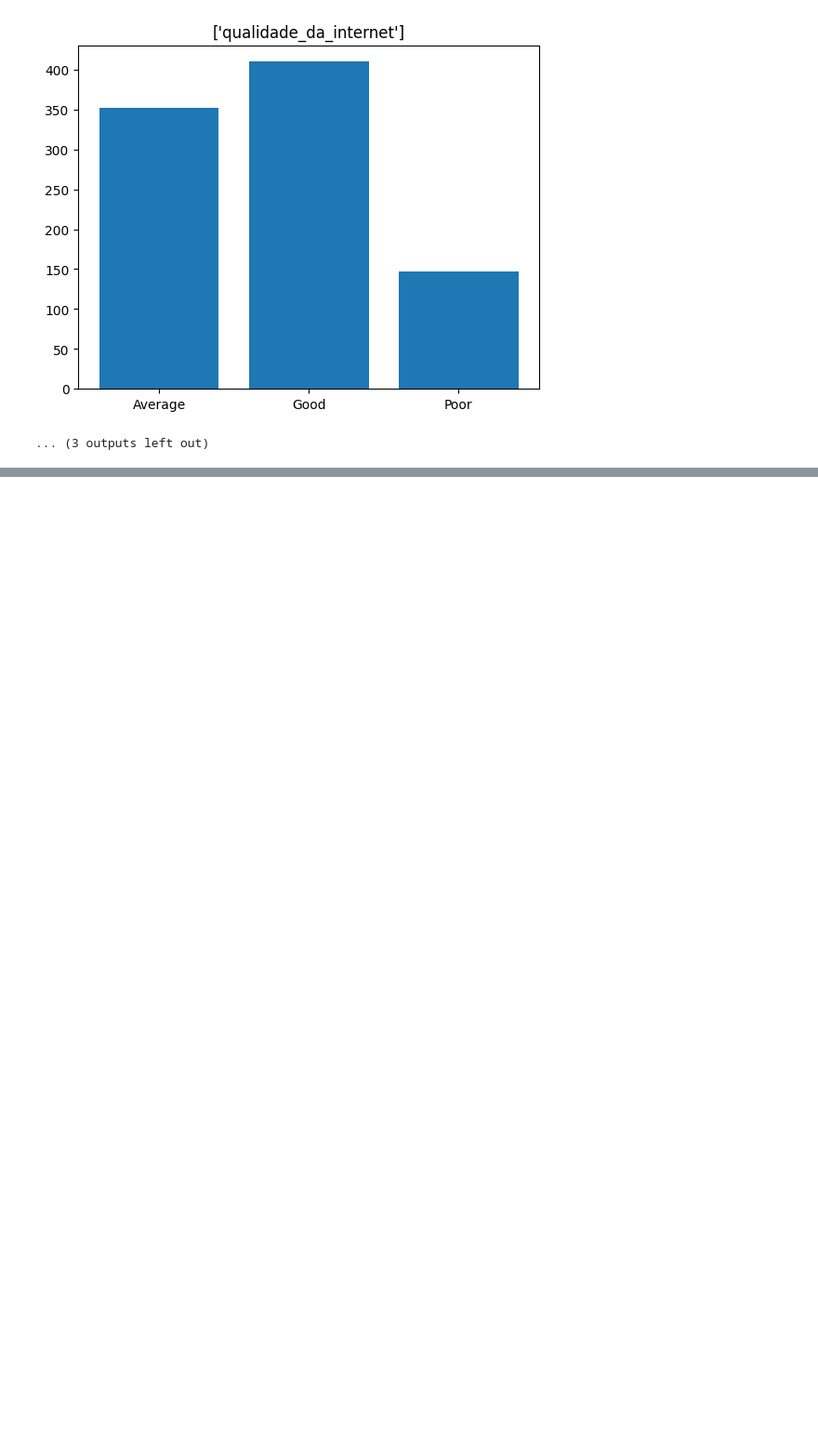
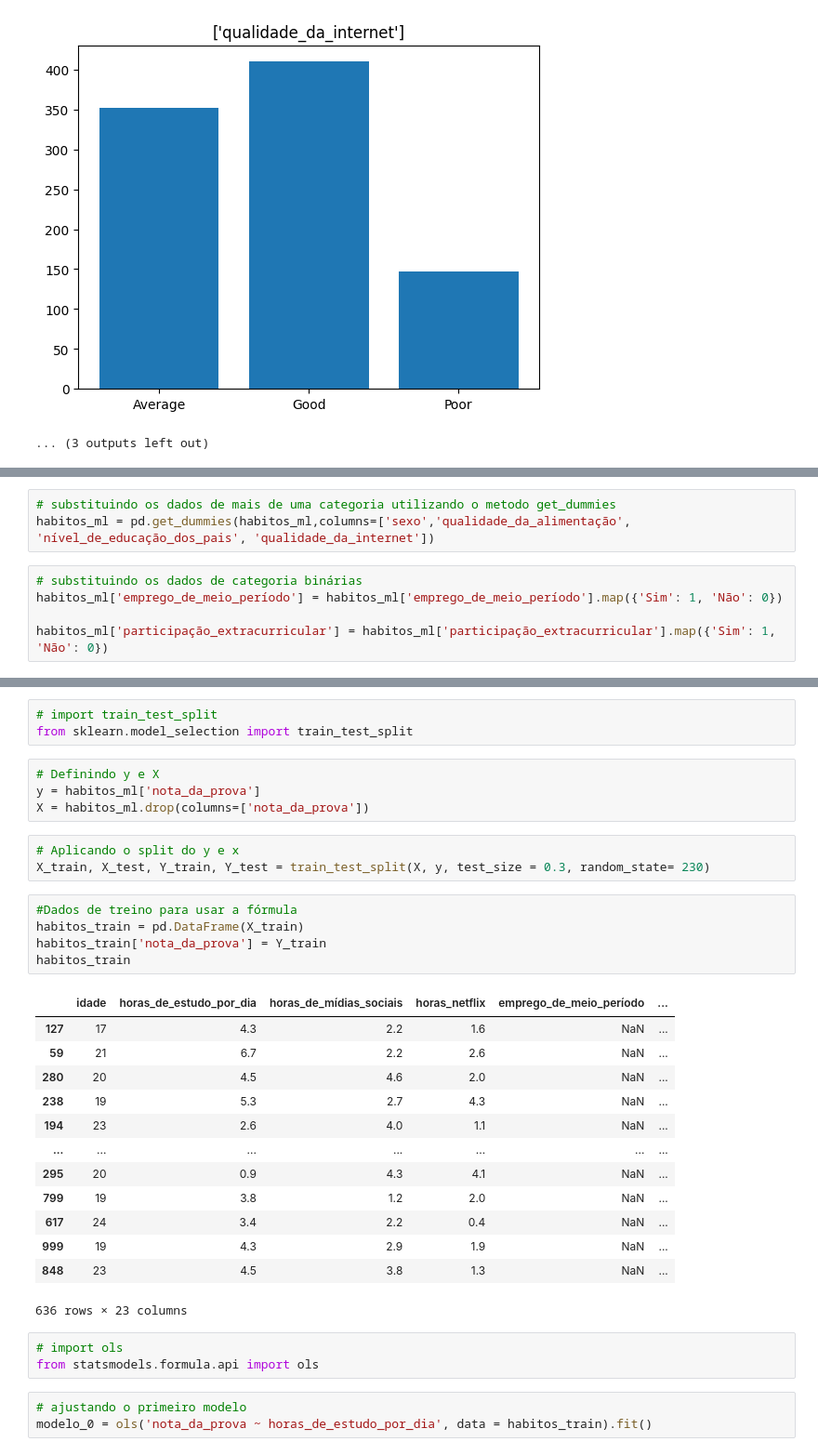
Before and after one commit to drsantos0/habitos_escolares, a Jupyter notebook: Hábitos_dos_alunos_vs_desempenho_acadêmico.ipynb, the cells around one changed output, grey strips where cells are left out. Shown at 93% size. Cells and saved outputs as stored; diff of their text form; blank space fills up the shorter version.

```diff
--- a/Hábitos_dos_alunos_vs_desempenho_acadêmico.ipynb
+++ b/Hábitos_dos_alunos_vs_desempenho_acadêmico.ipynb
@@ -80,0 +86,8 @@ for i in habitos_plt['Habitos']:
+# %%
+# substituindo os dados de mais de uma categoria utilizando o metodo get_dummies
+habitos_ml = pd.get_dummies(habitos_ml,columns=['sexo','qualidade_da_alimentação', 'nível_de_educação_dos_pais', 'qualidade_da_internet'])
+# %%
+# substituindo os dados de categoria binárias
+habitos_ml['emprego_de_meio_período'] = habitos_ml['emprego_de_meio_período'].map({'Sim': 1, 'Não': 0})
+
+habitos_ml['participação_extracurricular'] = habitos_ml['participação_extracurricular'].map({'Sim': 1, 'Não': 0})
@@ -80,0 +151,35 @@ for i in habitos_plt['Habitos']:
+# %%
+# import train_test_split
+from sklearn.model_selection import train_test_split
+# %%
+# Definindo y e X
+y = habitos_ml['nota_da_prova']
+X = habitos_ml.drop(columns=['nota_da_prova'])
+# %%
+# Aplicando o split do y e x
+X_train, X_test, Y_train, Y_test = train_test_split(X, y, test_size = 0.3, random_state= 230)
+# %%
+#Dados de treino para usar a fórmula
+habitos_train = pd.DataFrame(X_train)
+habitos_train['nota_da_prova'] = Y_train
+habitos_train
+# %% [output]
+|  | idade | horas_de_estudo_por_dia | horas_de_mídias_sociais | horas_netflix | emprego_de_meio_período | ... |
+| 127 | 17 | 4.3 | 2.2 | 1.6 | NaN | ... |
+| 59 | 21 | 6.7 | 2.2 | 2.6 | NaN | ... |
+| 280 | 20 | 4.5 | 4.6 | 2.0 | NaN | ... |
+| 238 | 19 | 5.3 | 2.7 | 4.3 | NaN | ... |
+| 194 | 23 | 2.6 | 4.0 | 1.1 | NaN | ... |
+| ... | ... | ... | ... | ... | ... | ... |
+| 295 | 20 | 0.9 | 4.3 | 4.1 | NaN | ... |
+| 799 | 19 | 3.8 | 1.2 | 2.0 | NaN | ... |
+| 617 | 24 | 3.4 | 2.2 | 0.4 | NaN | ... |
+| 999 | 19 | 4.3 | 2.9 | 1.9 | NaN | ... |
+| 848 | 23 | 4.5 | 3.8 | 1.3 | NaN | ... |
+636 rows × 23 columns
+# %%
+# import ols
+from statsmodels.formula.api import ols
+# %%
+# ajustando o primeiro modelo
+modelo_0 = ols('nota_da_prova ~ horas_de_estudo_por_dia', data = habitos_train).fit()
```
Also changed, not shown: parts of 7 cells of this notebook.
